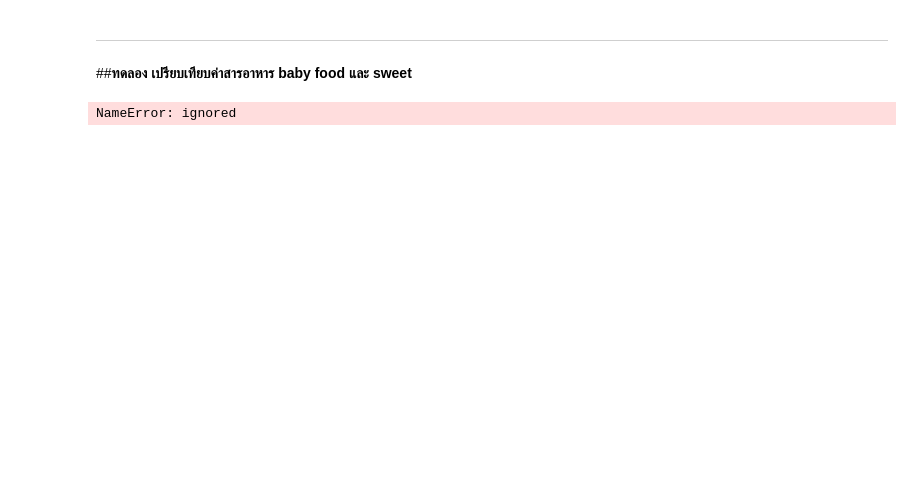
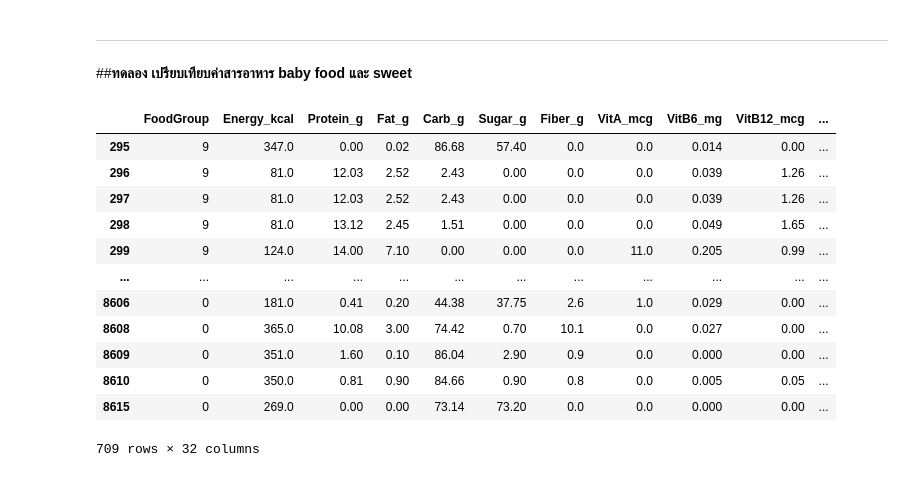
Before and after one commit to proditor002/Multivariate, a Jupyter notebook: Chapter3_PCA.ipynb, the cells around one changed output. Cells and saved outputs as stored; diff of their text form; code cells hidden in the pictures; blank space fills up the shorter version.

Commit message:
แก้ error again 14/3/2564 สำเร็จแล้ว 555555+

```diff
--- a/Chapter3_PCA.ipynb
+++ b/Chapter3_PCA.ipynb
@@ -414,4 +418,4 @@ import pandas as pd
 # %%
-data = pd.read_csv(/content/nndb_flat.csv/)
+data = pd.read_csv("nndb_flat.csv")
 data.head(10)
 # %% [output]
@@ -597,7 +759,19 @@ NameError: ignored
 ***
 ##**ทดลอง เปรียบเทียบค่าสารอาหาร baby food และ sweet**
 # %%
-bb = data_dropped2[(data_dropped2['FoodGroup']=='Baby Foods') or (data_dropped2['FoodGroup']=='Sweets')]
+bb = data_dropped2[(data_dropped2['FoodGroup']==color_list['Baby Foods']) | (data_dropped2['FoodGroup']==color_list['Sweets'])]    ## ใช้  | และ  &  แทน  or  และ  and  ใน pandas
 bb
 # %% [output]
+|  | FoodGroup | Energy_kcal | Protein_g | Fat_g | Carb_g | Sugar_g | Fiber_g | VitA_mcg | VitB6_mg | VitB12_mcg | ... |
+| 295 | 9 | 347.0 | 0.00 | 0.02 | 86.68 | 57.40 | 0.0 | 0.0 | 0.014 | 0.00 | ... |
+| 296 | 9 | 81.0 | 12.03 | 2.52 | 2.43 | 0.00 | 0.0 | 0.0 | 0.039 | 1.26 | ... |
+| 297 | 9 | 81.0 | 12.03 | 2.52 | 2.43 | 0.00 | 0.0 | 0.0 | 0.039 | 1.26 | ... |
+| 298 | 9 | 81.0 | 13.12 | 2.45 | 1.51 | 0.00 | 0.0 | 0.0 | 0.049 | 1.65 | ... |
+| 299 | 9 | 124.0 | 14.00 | 7.10 | 0.00 | 0.00 | 0.0 | 11.0 | 0.205 | 0.99 | ... |
+| ... | ... | ... | ... | ... | ... | ... | ... | ... | ... | ... | ... |
+| 8606 | 0 | 181.0 | 0.41 | 0.20 | 44.38 | 37.75 | 2.6 | 1.0 | 0.029 | 0.00 | ... |
+| 8608 | 0 | 365.0 | 10.08 | 3.00 | 74.42 | 0.70 | 10.1 | 0.0 | 0.027 | 0.00 | ... |
+| 8609 | 0 | 351.0 | 1.60 | 0.10 | 86.04 | 2.90 | 0.9 | 0.0 | 0.000 | 0.00 | ... |
+| 8610 | 0 | 350.0 | 0.81 | 0.90 | 84.66 | 0.90 | 0.8 | 0.0 | 0.005 | 0.05 | ... |
+| 8615 | 0 | 269.0 | 0.00 | 0.00 | 73.14 | 73.20 | 0.0 | 0.0 | 0.000 | 0.00 | ... |
-NameError: ignored
+709 rows × 32 columns
```
Also changed, not shown: parts of 29 cells of this notebook.
